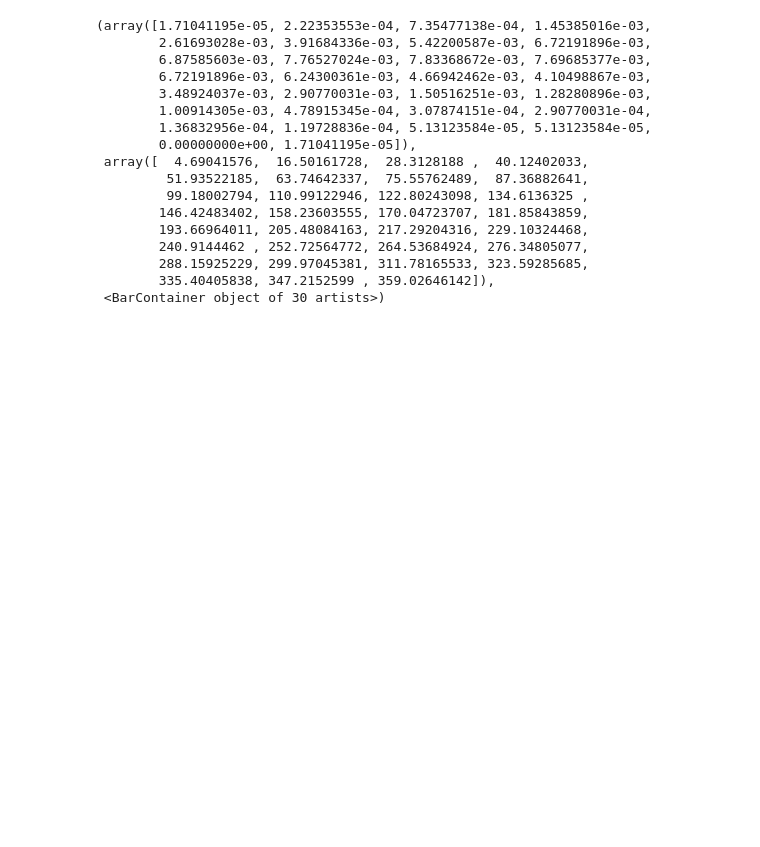
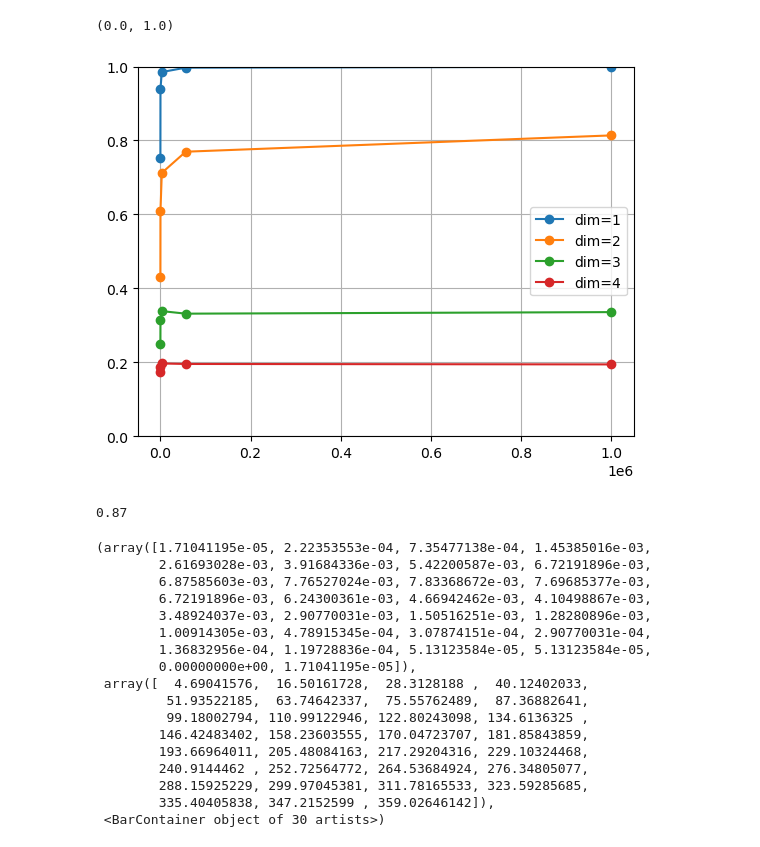
Before and after one commit to Wikcio1618/PW-Random-Walk, a Jupyter notebook: lab.ipynb, the cells around one changed output. Drawn from its saved outputs; the diff is of its cells as text; code cells hidden in the pictures; blank space fills up the shorter version.

```diff
--- a/lab.ipynb
+++ b/lab.ipynb
@@ -40,10 +40,26 @@ def return_walk(N:int, dim:int, max_time:int):
                 RET[n] = 1
                 break
     return RET
-# %%
-for d in range(1, 5):
-    RET = return_walk(10000, d, 20000000)
-    print('Returned:', RET.sum()/len(RET))
+# %%
+T = np.logspace(1, 6, 5)
+for d in range(1, 5):
+    RET = []
+    for t in T:
+        ret = return_walk(10000, d, t)
+        RET.append(sum(ret)/len(ret))
+    plt.plot(T, RET, 'o-', label=f'dim={d}')
+
+plt.grid()
+plt.legend()
+plt.ylim(0,1)
+# %% [output]
+(0.0, 1.0)
+[figure, added]
+# %%
+RET = return_walk(100, 2, 10**10)
+print(RET.sum() / len(RET))
+# %% [output]
+0.87
 # %%
 D = pair_walk(100, 4, 10000)
 plt.hist(D, bins=30, density=True)
```
Also changed, not shown: parts of 3 cells of this notebook.
